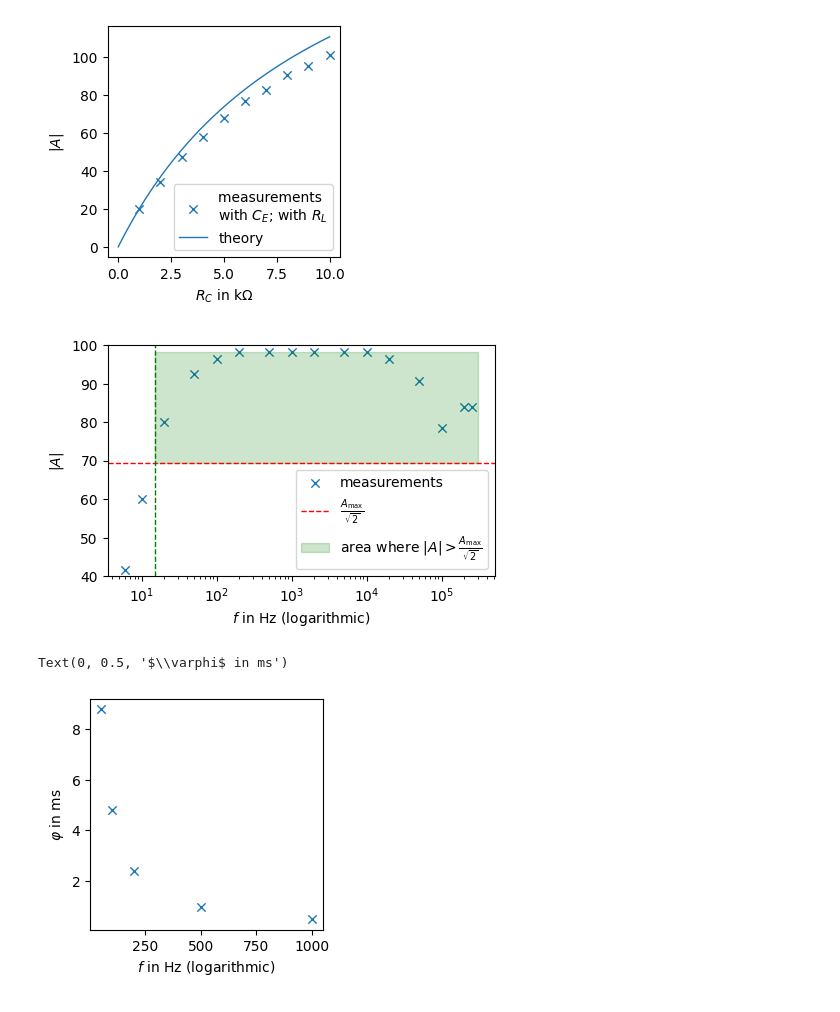
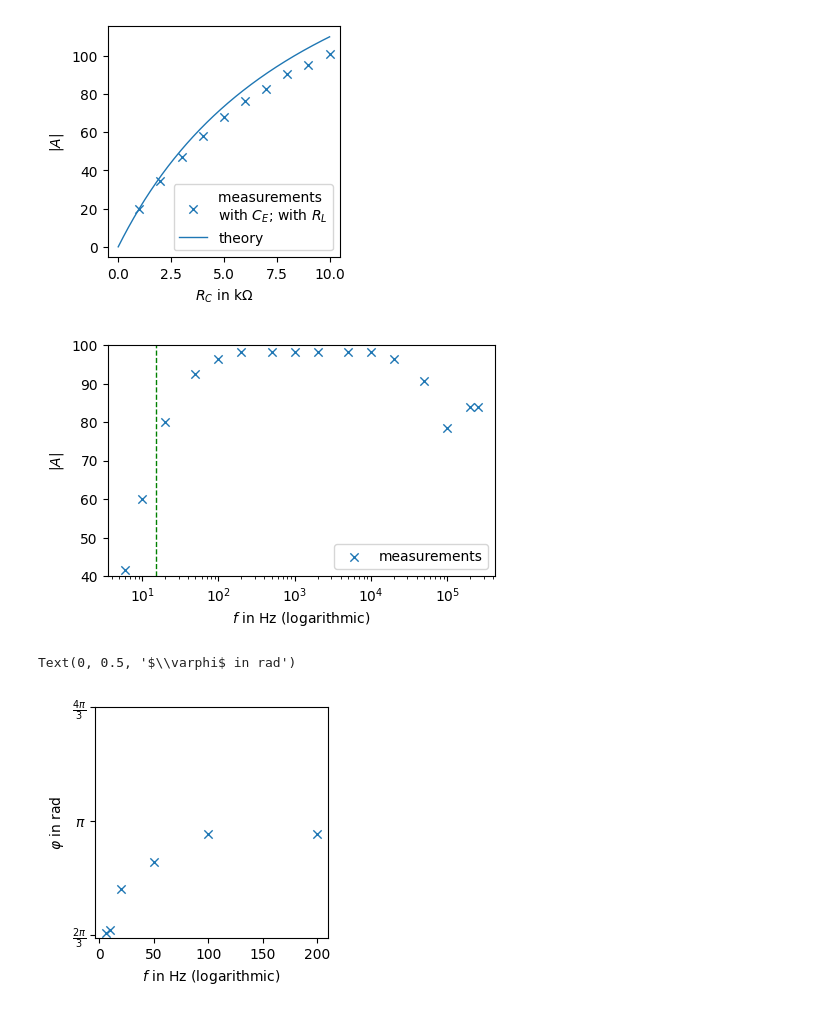
Before and after one commit to MaggdaDev/AP2, a Jupyter notebook: TRA/tra.ipynb, the cells around one changed output. Saved outputs shown, nothing was run; the diff lists cells and outputs as text; code cells hidden in the pictures.

Commit message:
tra better plot and bru

```diff
--- a/TRA/tra.ipynb
+++ b/TRA/tra.ipynb
@@ -98,37 +98,42 @@ plt.legend()
 # %%
 ####### Aufgabe 9
 #III Messung der Phasenverschiebung
 plt.figure(figsize=(5,3))
 frequenz_Phasenversch = np.array([6, 10, 20, 50, 100, 200, 500, 1000, 2000, 5000, 10000, 20000, 50000, 100000, 200000, 250000]) #in Hz
 
 U_E_Phasenversch = np.array([12.8, 15.2, 20.0, 21.6, 21.6, 21.6, 21.6, 21.6, 21.6, 21.6, 21.6, 21.6, 21.2, 20.4, 20.0, 20.0 ])
 
 U_A_Phasenversch = 1000 * np.array([0.532, 0.914, 1.6, 2.0, 2.08, 2.12, 2.12, 2.12, 2.12, 2.12, 2.12, 2.08, 1.92, 1.6, 1.68, 1.68]) # V
 
-Phasenwinkel_Phasenversch = np.array([56, 34, 20, 8.8, 4.8, 2.4, 0.960, 0.48, 0.256, 0.1004, 0.05, 0.027, 0.0112, 0.006, 0.0058, 0.0058 ]) # in milli sekunden
+phaseZeitDifferenzSekunden = np.array([56, 34, 20, 8.8, 4.8, 2.4, 0.960, 0.48, 0.256, 0.1004, 0.05, 0.027, 0.0112, 0.006, 0.0058, 0.0058 ]) * 0.001 # in sekunden
+amplitudenDauernSekunden = 1.0 / frequenz_Phasenversch
+Phasenwinkel_Phasenversch = 2 * np.pi * phaseZeitDifferenzSekunden / amplitudenDauernSekunden
+
 amplification_Phasenversch = U_A_Phasenversch / U_E_Phasenversch
 
 maxAmplification = np.max(amplification_Phasenversch)
 plt.scatter(frequenz_Phasenversch, amplification_Phasenversch, label="measurements")
 plt.xscale("log")
 plt.xlabel("$f$ in Hz (logarithmic)")
 plt.ylabel(r"$\vert A \vert$")
-plt.axhline(maxAmplification / np.sqrt(2), color='r', linestyle='--', label=r'$\frac{A_\text{max}}{\sqrt{2}}$')
+#plt.axhline(maxAmplification / np.sqrt(2), color='r', linestyle='--', label=r'$\frac{A_\text{max}}{\sqrt{2}}$')
 
-plt.fill_betweenx([maxAmplification/np.sqrt(2), maxAmplification], 15, 300000, color='green', alpha=0.2, label=r"area where $ \vert A \vert  > \frac{A_\text{max}}{\sqrt{2}}$")
+#plt.fill_betweenx([maxAmplification/np.sqrt(2), maxAmplification], 15, 300000, color='green', alpha=0.2, label=r"area where $ \vert A \vert  > \frac{A_\text{max}}{\sqrt{2}}$")
 plt.legend()
 plt.axvline(x=15, color='g', linestyle='--', label='x = 15')
 plt.ylim(40,100)
 plt.xscale("log")
 plt.show()
 # %% [output]
-[figure, old version]
+[figure, new version]
 # %%
 plt.figure(figsize=(3, 3))
-plt.scatter(frequenz_Phasenversch[3:8], Phasenwinkel_Phasenversch[3:8], label="Phasenwinkel")
+phaseCutoff = 10
+plt.scatter(frequenz_Phasenversch[:len(frequenz_Phasenversch) - phaseCutoff], Phasenwinkel_Phasenversch[:len(frequenz_Phasenversch) - phaseCutoff], label="Phasenwinkel")
 #plt.xscale("log")
+plt.yticks([np.pi * 0.6666, np.pi, np.pi*1.33333], [r"$\frac{2\pi}{3}$", r"$\pi$", r"$\frac{4\pi}{3}$"])
 plt.xlabel("$f$ in Hz (logarithmic)")
-plt.ylabel(r"$\varphi$ in ms")
+plt.ylabel(r"$\varphi$ in rad")
 # %% [output]
-Text(0, 0.5, '$\\varphi$ in ms')
+Text(0, 0.5, '$\\varphi$ in rad')
-[figure, old version]
+[figure, new version]
```
Also changed, not shown: 5 other files.
